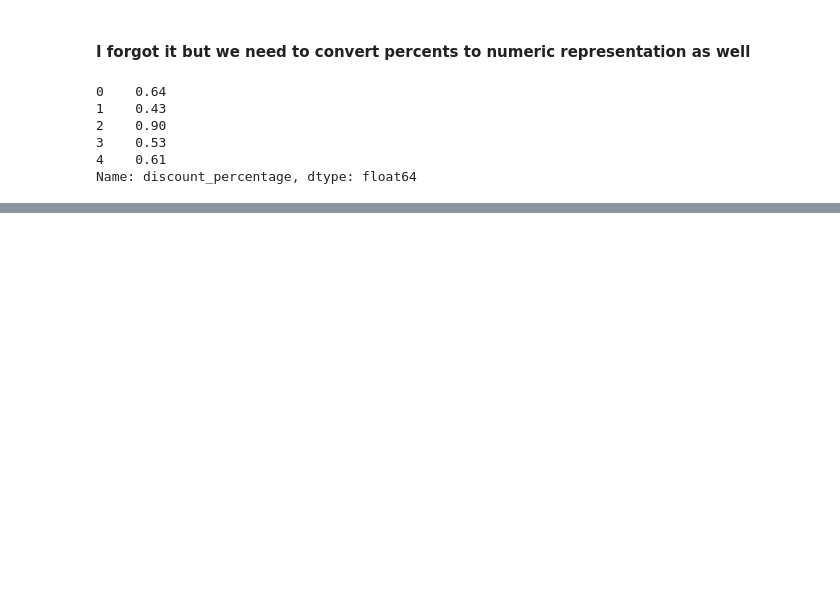
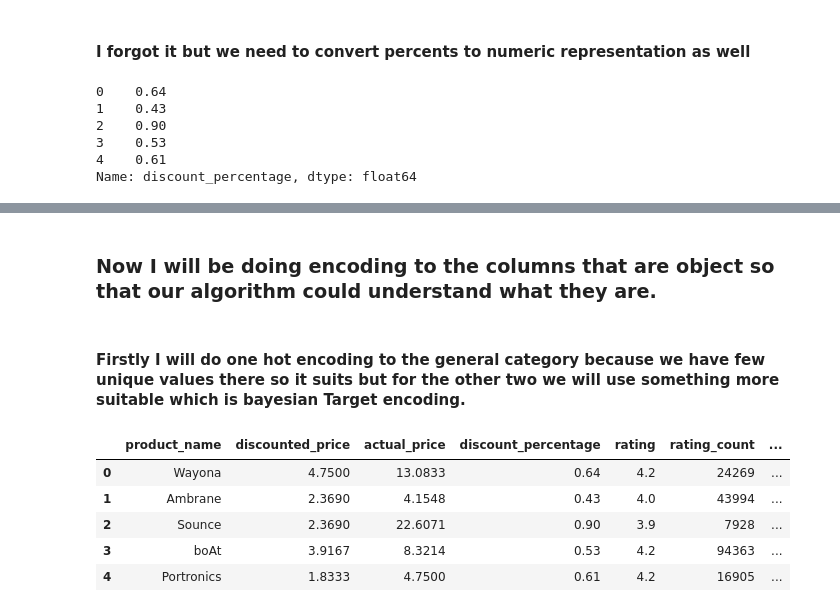
Before and after one commit to Yussufkadir/Azure-product-prediction-project, a Jupyter notebook: Azure-product-prediction-project/Product_prediction.ipynb, the cells around one changed output, grey strips where cells are left out. Cells and saved outputs as stored; diff of their text form; code cells hidden in the pictures; blank space fills up the shorter version.

Commit message:
model training and feature encoding

```diff
--- a/Azure-product-prediction-project/Product_prediction.ipynb
+++ b/Azure-product-prediction-project/Product_prediction.ipynb
@@ -378,0 +381,17 @@ Name: discount_percentage, dtype: float64
+# %% [markdown]
+### Now I will be doing encoding to the columns that are object so that our algorithm could understand what they are.
+# %% [markdown]
+#### Firstly I will do one hot encoding to the general category because we have few unique values there so it suits but for the other two we will use something more suitable which is bayesian Target encoding.
+# %%
+category_general_encoded = pd.get_dummies(df["category_general"], prefix="category_general")
+df = pd.concat([df, category_general_encoded], axis=1)
+category_mapper = df["category_general"]
+df = df.drop("category_general", axis=1)
+df.head()
+# %% [output]
+|  | product_name | discounted_price | actual_price | discount_percentage | rating | rating_count | ... |
+| 0 | Wayona | 4.7500 | 13.0833 | 0.64 | 4.2 | 24269 | ... |
+| 1 | Ambrane | 2.3690 | 4.1548 | 0.43 | 4.0 | 43994 | ... |
+| 2 | Sounce | 2.3690 | 22.6071 | 0.90 | 3.9 | 7928 | ... |
+| 3 | boAt | 3.9167 | 8.3214 | 0.53 | 4.2 | 94363 | ... |
+| 4 | Portronics | 1.8333 | 4.7500 | 0.61 | 4.2 | 16905 | ... |
```
Also changed, not shown: parts of 18 cells of this notebook.
